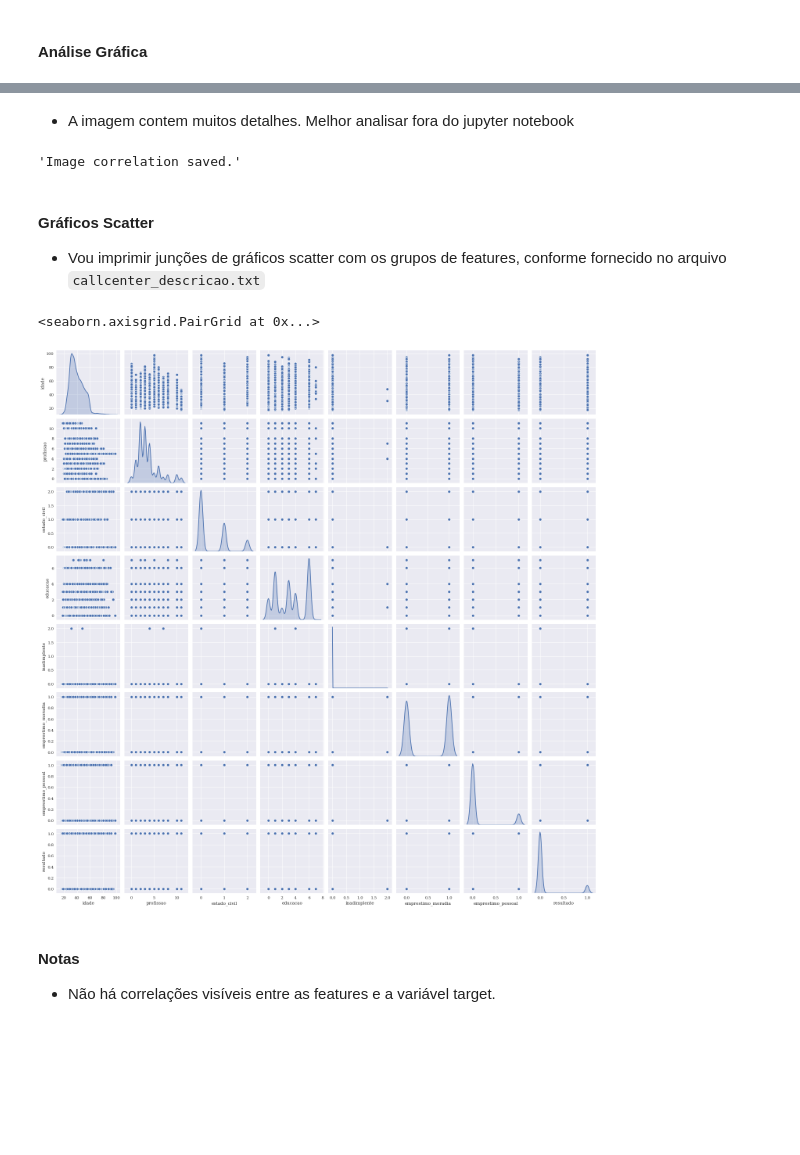
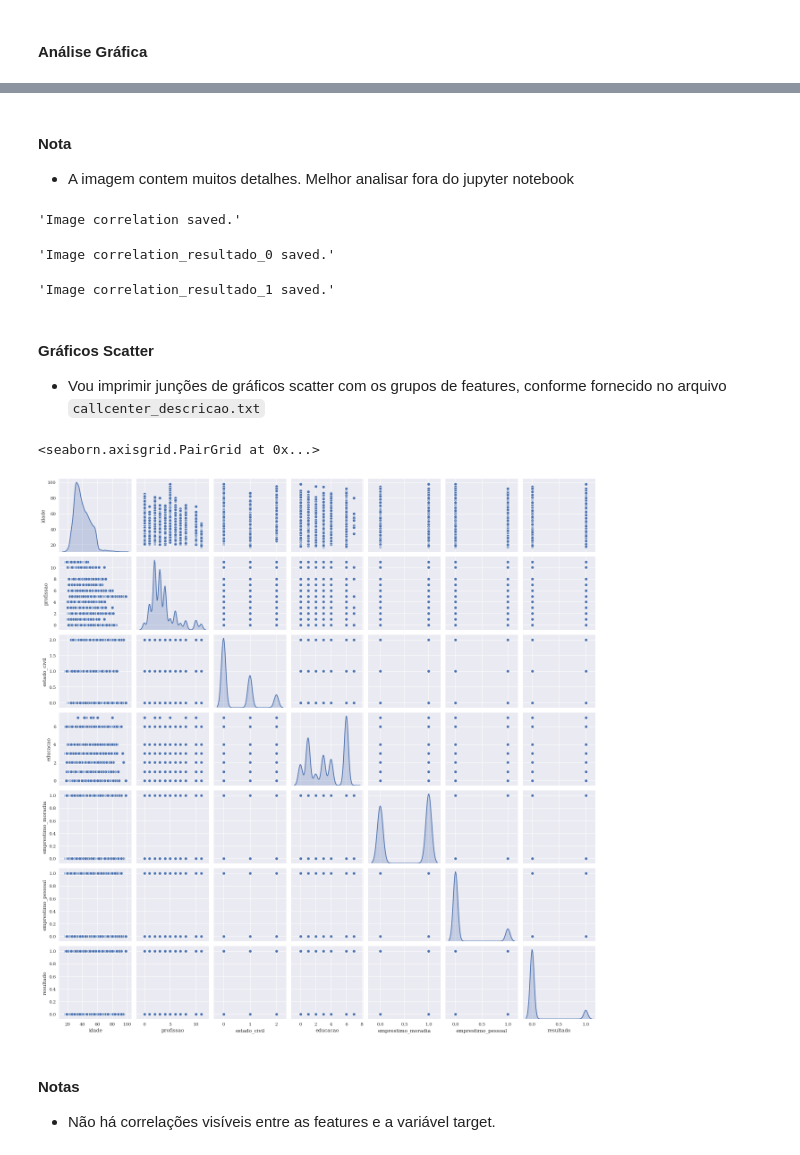
Before and after one commit to brunocampos01/predict-which-customers-a-call-center-should-contact, a Jupyter notebook: notebooks/2-estatistica.ipynb, the cells around one changed output, grey strips where cells are left out. Cells and saved outputs as stored; diff of their text form; code cells hidden in the pictures; blank space fills up the shorter version.

```diff
--- a/notebooks/2-estatistica.ipynb
+++ b/notebooks/2-estatistica.ipynb
@@ -256,0 +344,3 @@ PERCENTAGE [<class 'numpy.number'>, <class 'object'>] in dataframe: 100.0 %
+# %%
+df_hipotese = df_callcenter.query('inadimplente == 2 & qtd_contatos_campanha == 0')
+len(df_hipotese)
@@ -256,0 +353,6 @@ PERCENTAGE [<class 'numpy.number'>, <class 'object'>] in dataframe: 100.0 %
+# %%
+print(f'Rows before operation = {df_callcenter.shape[0]}')
+
+df_callcenter.drop(df_hipotese.index, inplace=True)
+
+print(f'Rows after operation = {df_callcenter.shape[0]}')
@@ -464,4 +579,5 @@ correlation_img = plot_correlation(df_callcenter)
 # %% [markdown]
+#### Nota
 - A imagem contem muitos detalhes. Melhor analisar fora do jupyter notebook
 # %%
 # savefig()
@@ -477,26 +594,33 @@ def save_image(img: 'matplotlib',
 save_image(img=correlation_img, name='correlation')
 # %% [output]
 'Image correlation saved.'
+# %%
+save_image(img=correlation_resultado_0_img, name='correlation_resultado_0')
+# %% [output]
+'Image correlation_resultado_0 saved.'
+# %%
+save_image(img=correlation_resultado_1_img, name='correlation_resultado_1')
+# %% [output]
+'Image correlation_resultado_1 saved.'
 # %% [markdown]
 #### Gráficos Scatter
 
 - Vou imprimir junções de gráficos scatter com os grupos de features, conforme fornecido no arquivo `callcenter_descricao.txt`
 # %%
 corr_client_data = sns.pairplot(df_callcenter[list_numerical_col],
-                                       vars=['idade',
-                                             'profissao',
-                                             'estado_civil',
-                                             'educacao',
-                                             'inadimplente',
-                                             'emprestimo_moradia',
-                                             'emprestimo_pessoal',
-                                             'resultado'],
-                                       kind = 'scatter',
-                                       diag_kind='kde')
+                                vars=['idade',
+                                      'profissao',
+                                      'estado_civil',
+                                      'educacao',
+                                      'emprestimo_moradia',
+                                      'emprestimo_pessoal',
+                                      'resultado'],
+                                 kind = 'scatter',
+                                 diag_kind='kde')
 display(corr_client_data)
 # %% [output]
 <seaborn.axisgrid.PairGrid at 0x...>
-[figure, old version]
+[figure, new version]
 # %% [markdown]
 #### Notas
 - Não há correlações visíveis entre as features e a variável target.
```
Also changed, not shown: parts of 41 cells of this notebook, 11 other files.
